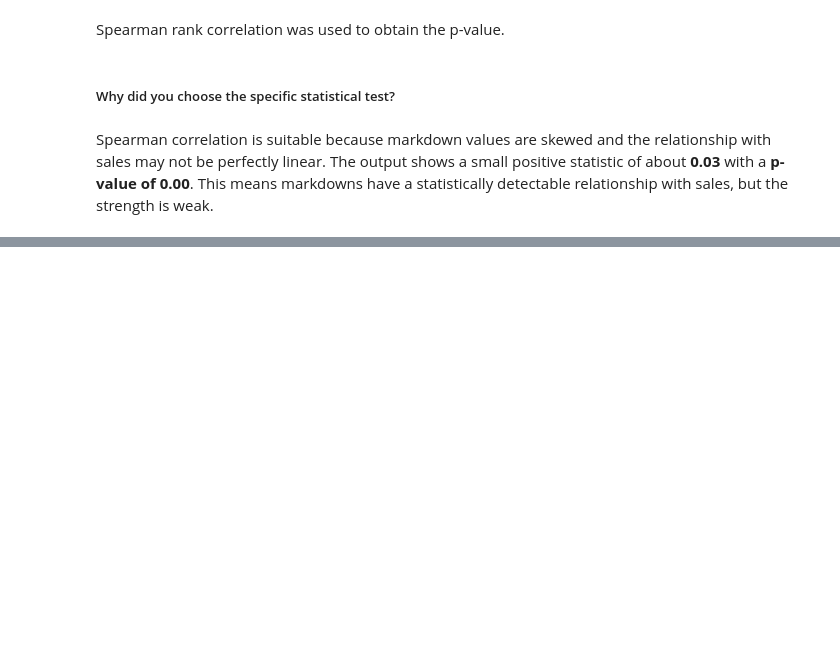
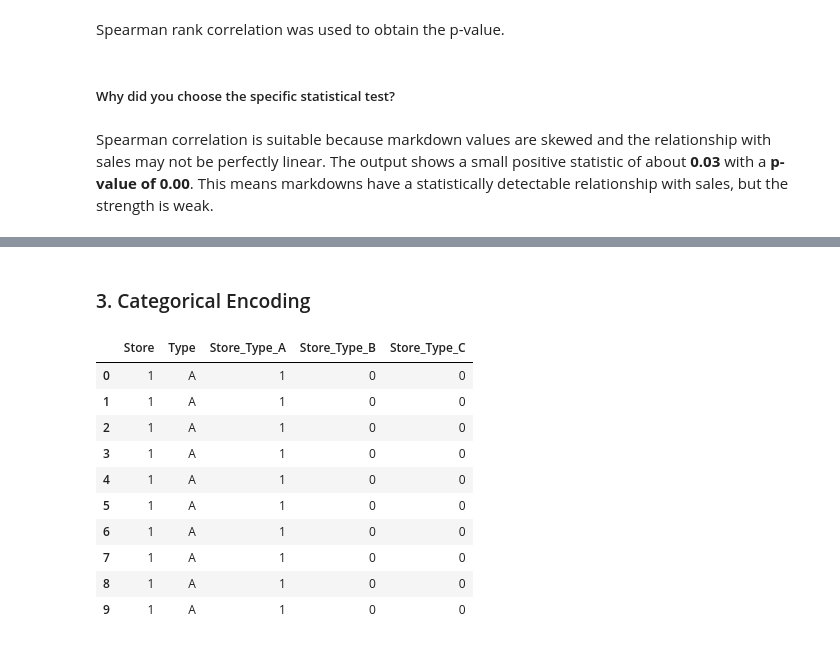
Before and after one commit to I-AM-PRASHANT-VERMA/Almabetter---Integrated-Retail-Analytics-for-Store-Optimization-, a Jupyter notebook: Integrated Retail Analytics for Store Optimization.ipynb, the cells around one changed output, grey strips where cells are left out. Saved outputs shown, nothing was run; the diff lists cells and outputs as text; code cells hidden in the pictures; blank space fills up the shorter version.

```diff
--- a/Integrated Retail Analytics for Store Optimization.ipynb
+++ b/Integrated Retail Analytics for Store Optimization.ipynb
@@ -1433,0 +1637,23 @@ Spearman correlation is suitable because markdown values are skewed and the rela
+# %% [markdown]
+### 3. Categorical Encoding
+# %%
+# Code Cell 33: One-hot encode the categorical store type variable.
+
+# Store type is expanded into binary indicator columns.
+encoded_type_df = pd.get_dummies(retail_model_df[["Type"]], prefix="Store_Type", dtype=int)
+
+# A small preview is built so the encoding result is easy to inspect.
+encoded_preview_df = pd.concat([retail_model_df[["Store", "Type"]].head(10).reset_index(drop=True), encoded_type_df.head(10).reset_index(drop=True)], axis=1)
+display(encoded_preview_df)
+# %% [output]
+|  | Store | Type | Store_Type_A | Store_Type_B | Store_Type_C |
+| 0 | 1 | A | 1 | 0 | 0 |
+| 1 | 1 | A | 1 | 0 | 0 |
+| 2 | 1 | A | 1 | 0 | 0 |
+| 3 | 1 | A | 1 | 0 | 0 |
+| 4 | 1 | A | 1 | 0 | 0 |
+| 5 | 1 | A | 1 | 0 | 0 |
+| 6 | 1 | A | 1 | 0 | 0 |
+| 7 | 1 | A | 1 | 0 | 0 |
+| 8 | 1 | A | 1 | 0 | 0 |
+| 9 | 1 | A | 1 | 0 | 0 |
```
Also changed, not shown: parts of 51 cells of this notebook.
